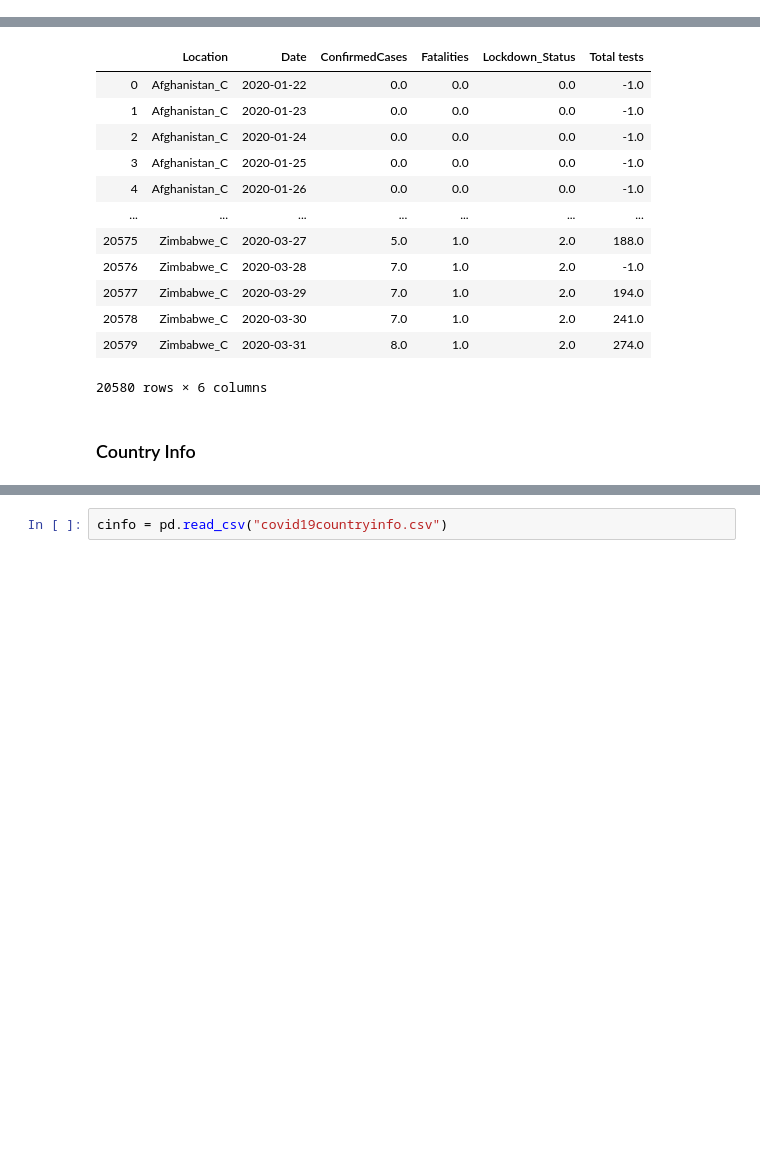
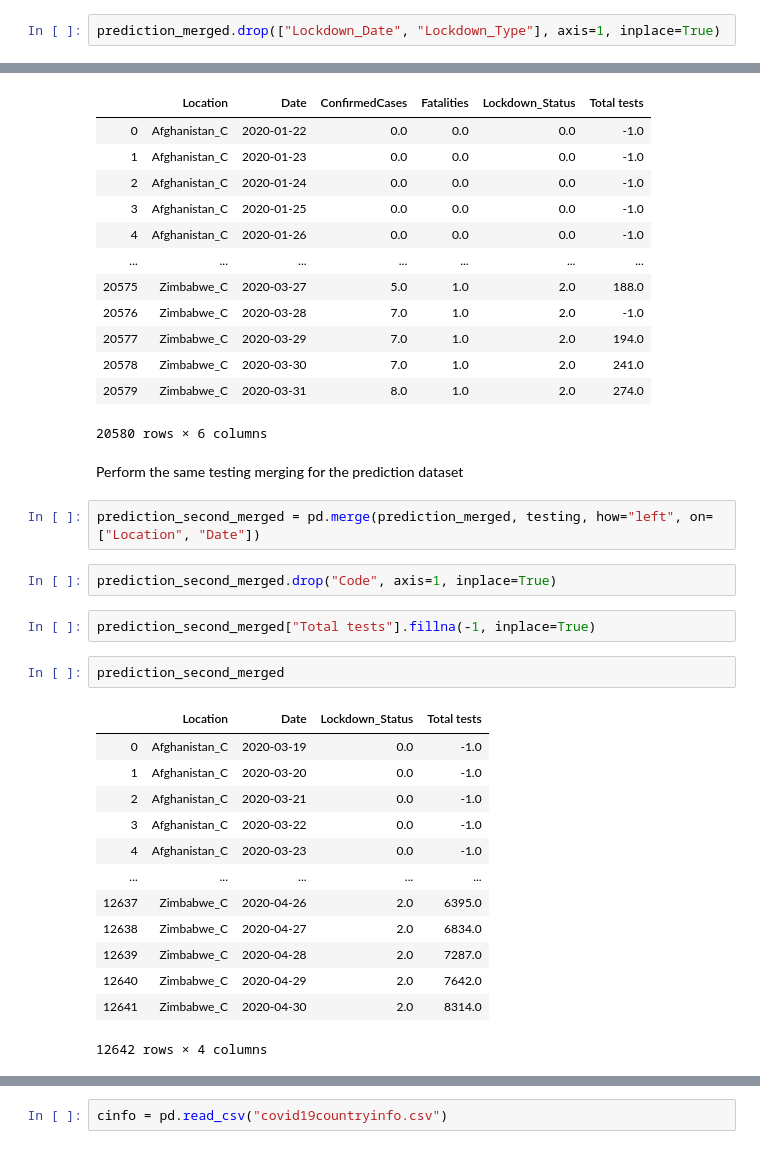
Before and after one commit to JKhandelwal/ID5059Practical3, a Jupyter notebook: ID5059CovidData.ipynb, the cells around one changed output, grey strips where cells are left out. Cells and saved outputs as stored; diff of their text form; blank space fills up the shorter version.

```diff
--- a/ID5059CovidData.ipynb
+++ b/ID5059CovidData.ipynb
@@ -143,0 +210,2 @@ merged
+# %%
+prediction_merged.drop(["Lockdown_Date", "Lockdown_Type"], axis=1, inplace=True)
@@ -213,5 +311,27 @@ second_merged
 | 20578 | Zimbabwe_C | 2020-03-30 | 7.0 | 1.0 | 2.0 | 241.0 |
 | 20579 | Zimbabwe_C | 2020-03-31 | 8.0 | 1.0 | 2.0 | 274.0 |
 20580 rows × 6 columns
-# %% [markdown]
-### Country Info
+# %% [markdown]
+Perform the same testing merging for the prediction dataset
+# %%
+prediction_second_merged = pd.merge(prediction_merged, testing, how="left", on=["Location", "Date"])
+# %%
+prediction_second_merged.drop("Code", axis=1, inplace=True)
+# %%
+prediction_second_merged["Total tests"].fillna(-1, inplace=True)
+# %%
+prediction_second_merged
+# %% [output]
+|  | Location | Date | Lockdown_Status | Total tests |
+| 0 | Afghanistan_C | 2020-03-19 | 0.0 | -1.0 |
+| 1 | Afghanistan_C | 2020-03-20 | 0.0 | -1.0 |
+| 2 | Afghanistan_C | 2020-03-21 | 0.0 | -1.0 |
+| 3 | Afghanistan_C | 2020-03-22 | 0.0 | -1.0 |
+| 4 | Afghanistan_C | 2020-03-23 | 0.0 | -1.0 |
+| ... | ... | ... | ... | ... |
+| 12637 | Zimbabwe_C | 2020-04-26 | 2.0 | 6395.0 |
+| 12638 | Zimbabwe_C | 2020-04-27 | 2.0 | 6834.0 |
+| 12639 | Zimbabwe_C | 2020-04-28 | 2.0 | 7287.0 |
+| 12640 | Zimbabwe_C | 2020-04-29 | 2.0 | 7642.0 |
+| 12641 | Zimbabwe_C | 2020-04-30 | 2.0 | 8314.0 |
+12642 rows × 4 columns
```
Also changed, not shown: parts of 106 cells of this notebook.
